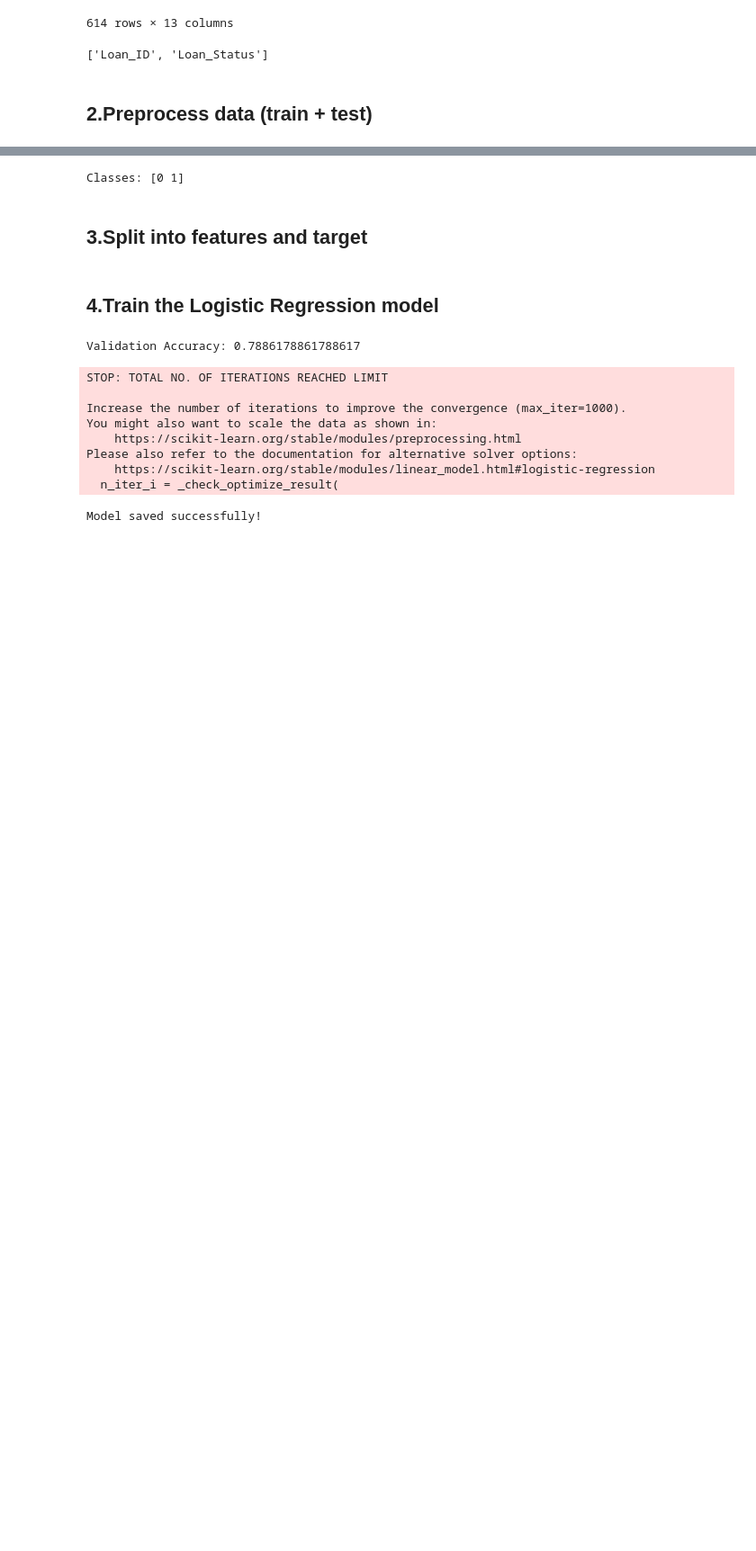
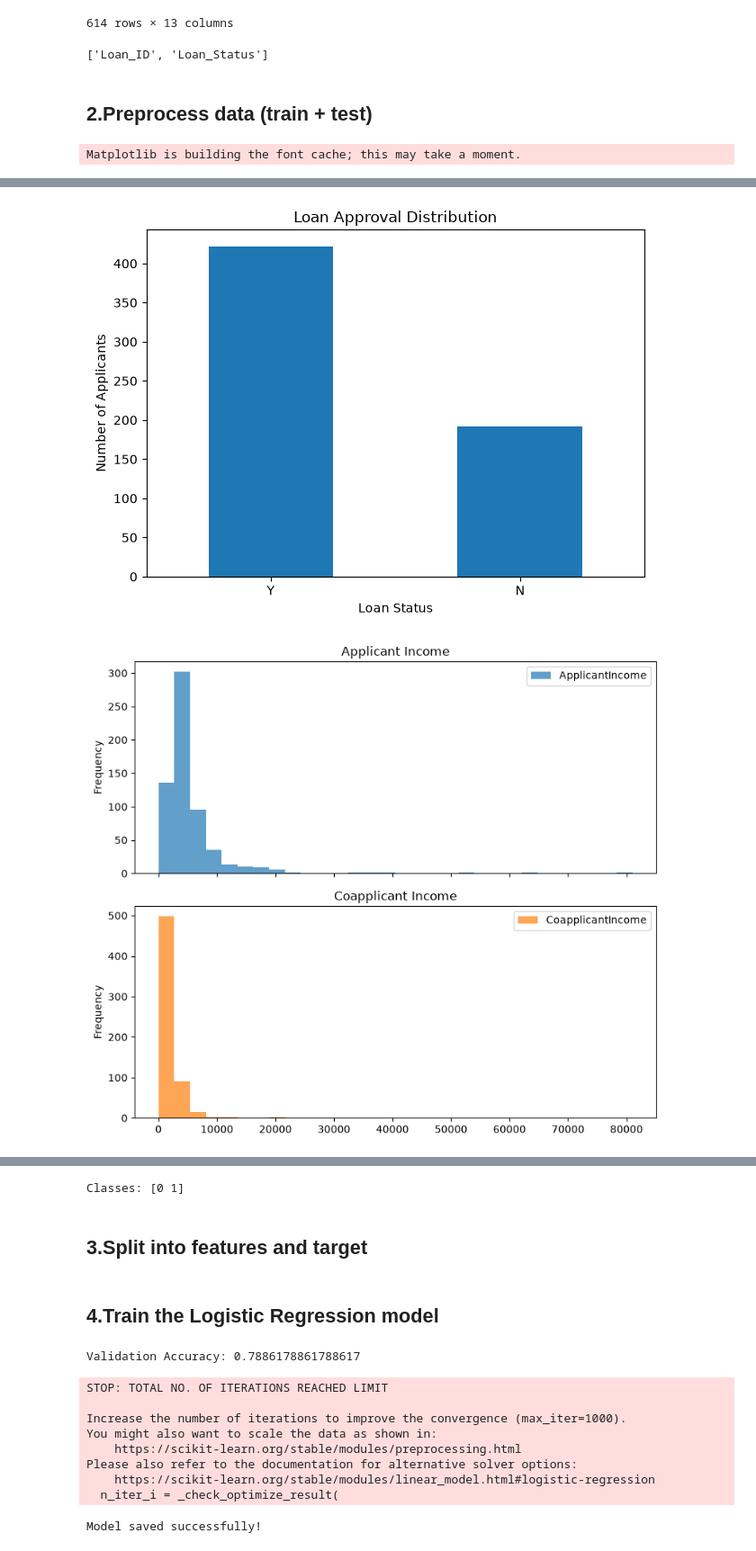
Before and after one commit to rutujahalijwale29-eng/LoanWise-Predictive-Loan-Approval, a Jupyter notebook: Loan Approval Model.ipynb, the cells around one changed output, grey strips where cells are left out. Shown at 90% size. Drawn from its saved outputs; the diff is of its cells as text; code cells hidden in the pictures; blank space fills up the shorter version.

Commit message:
Sprint 001 Task 003 - Exploratory Data Analysis and Feature Analysis

```diff
--- a/Loan Approval Model.ipynb
+++ b/Loan Approval Model.ipynb
@@ -51,3 +51,74 @@ def preprocess_data(df):
         df[col] = le.fit_transform(df[col])
 
     return df
+# %%
+import pandas as pd
+import matplotlib.pyplot as plt
+from pathlib import Path
+
+# Load the original training dataset
+DATA_PATH = Path(
+    r"C:\Users\Dell\DATA SCIENCE\train_u6lujuX_CVtuZ9i.csv"
+)
+df = pd.read_csv(DATA_PATH)
+
+# Dataset overview
+print("Dataset shape:", df.shape)
+print("\nData types:\n", df.dtypes)
+print("\nMissing values:\n", df.isnull().sum())
+print("\nDuplicate rows:", df.duplicated().sum())
+
+# Loan approval distribution
+print("\nLoan status counts:\n", df["Loan_Status"].value_counts())
+print(
+    "\nLoan status percentages:\n",
+    (df["Loan_Status"].value_counts(normalize=True) * 100).round(2)
+)
+
+# Approval rates for categorical features
+for column in ["Credit_History", "Education", "Property_Area",
+               "Married", "Self_Employed"]:
+    print(f"\nApproval rate by {column} (%):")
+    print(
+        (pd.crosstab(df[column], df["Loan_Status"], normalize="index")
+         .get("Y", pd.Series(dtype=float)) * 100).round(2)
+    )
+
+# Visualize approval distribution
+df["Loan_Status"].value_counts().reindex(["Y", "N"]).plot(
+    kind="bar",
+    title="Loan Approval Distribution",
+    xlabel="Loan Status",
+    ylabel="Number of Applicants",
+    rot=0
+)
+plt.tight_layout()
+plt.show()
+
+# Visualize income distributions
+df[["ApplicantIncome", "CoapplicantIncome"]].plot(
+    kind="hist",
+    bins=30,
+    alpha=0.7,
+    subplots=True,
+    layout=(2, 1),
+    figsize=(8, 7),
+    title=["Applicant Income", "Coapplicant Income"]
+)
+plt.tight_layout()
+plt.show()
+
+# Compare approval rates by key features
+for column in ["Credit_History", "Education", "Property_Area"]:
+    rates = pd.crosstab(
+        df[column], df["Loan_Status"], normalize="index"
+    ).get("Y", pd.Series(dtype=float)) * 100
+
+    rates.plot(kind="bar", title=f"Approval Rate by {column}")
+    plt.ylabel("Approval rate (%)")
+    plt.xlabel(column)
+    plt.xticks(rotation=30)
+    plt.tight_layout()
+    plt.show()
+# %% [output]
+Matplotlib is building the font cache; this may take a moment.
@@ -53,0 +142,2 @@ def preprocess_data(df):
+[figure, added]
+[figure, added]
```
Also changed, not shown: parts of 1 cell of this notebook.
